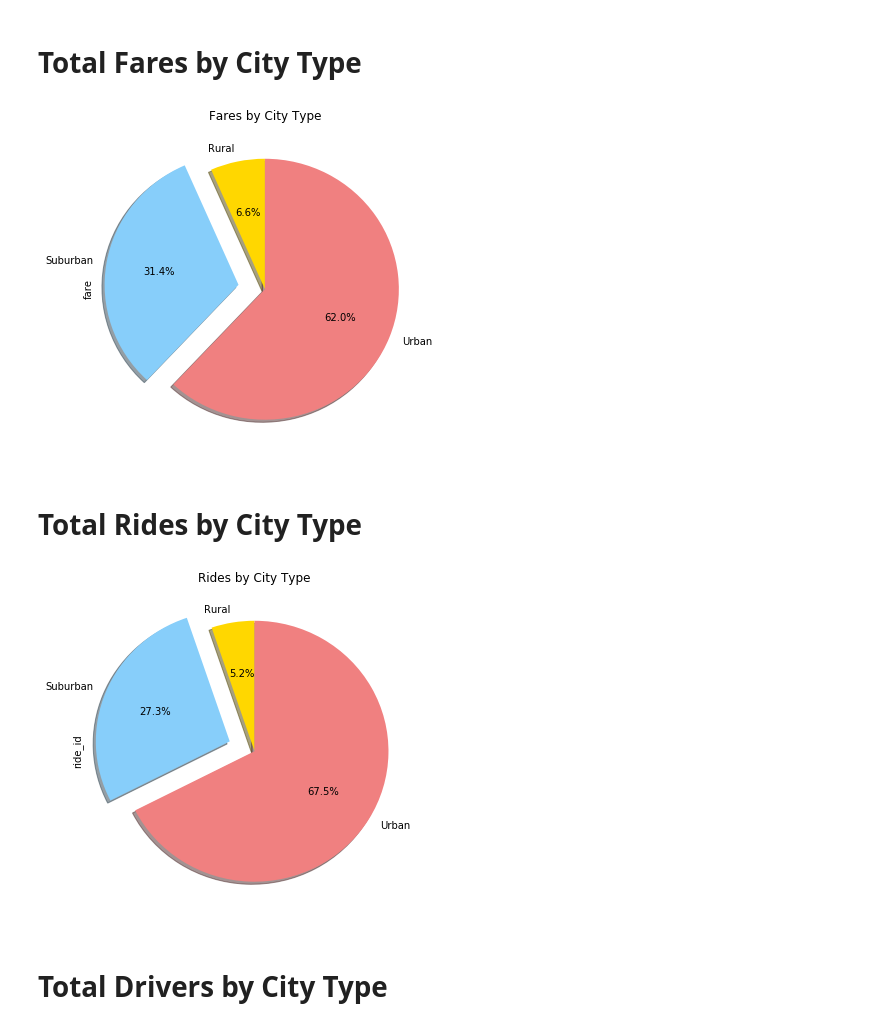
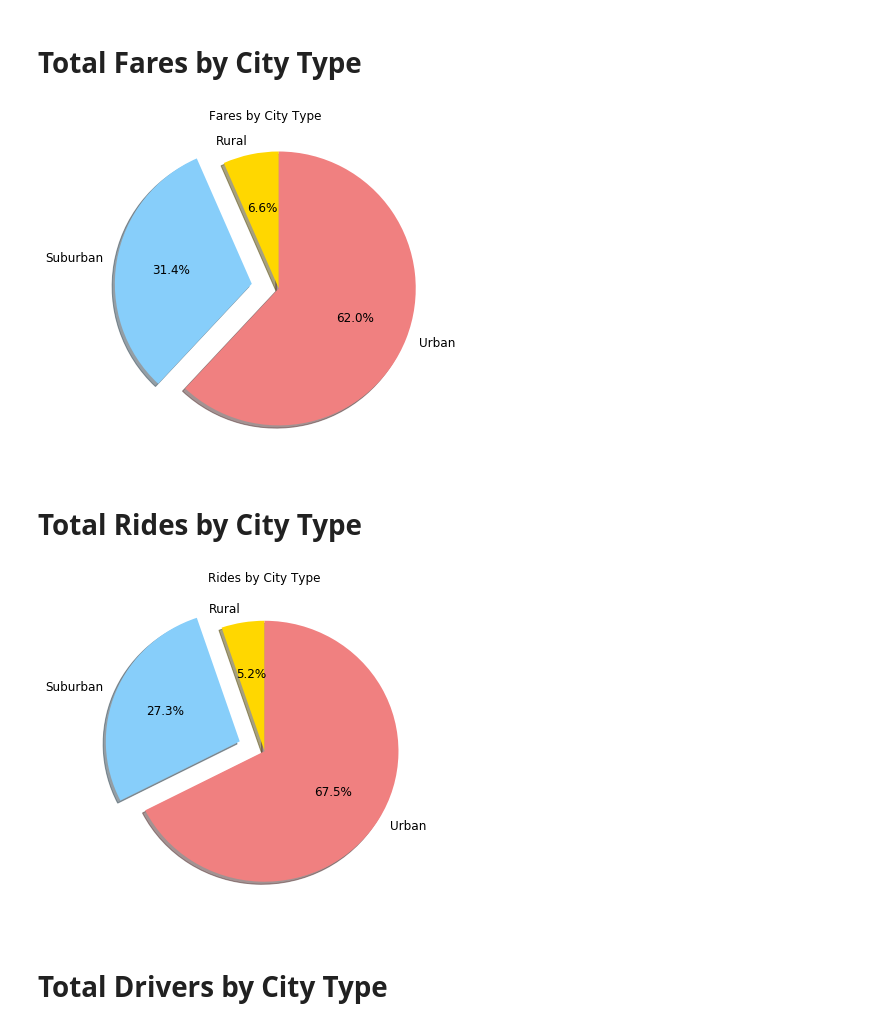
Before and after one commit to spencerrand/Ride-Sharing-Analysis, a Jupyter notebook: main.ipynb, the cells around one changed output. Drawn from its saved outputs; the diff is of its cells as text; code cells hidden in the pictures.

```diff
--- a/main.ipynb
+++ b/main.ipynb
@@ -106,36 +106,42 @@ dtype: int64
 # %%
 # This section displays a pie chart of fares by city type
 
 # Group the combined dataframe by type
 type_group = combined_df.groupby("type")
 
 # Sum up fares by type
-ride_total_by_type = type_group["fare"].sum()
+fare_total_by_type = type_group["fare"].sum()
 
 pie_colors = ["gold", "lightskyblue","lightcoral"]
 pie_explode = (0,0.2,0)
 
 # Create a pie chart based upon the trip duration of that single bike
-ride_pie = ride_total_by_type.plot(kind="pie", explode=pie_explode, colors=pie_colors, title="Fares by City Type",
-                                  startangle=90, shadow=True, autopct='%1.1f%%', figsize=(6, 6))
+fare_pie = fare_total_by_type.plot(kind="pie", explode=pie_explode, colors=pie_colors, title="Fares by City Type",
+                                  startangle=90, shadow=True, autopct='%1.1f%%', figsize=(6, 6), fontsize=12)
+
+# Remove label on y axis
+fare_pie.set_ylabel('')
 
 plt.show()
 # %% [output]
-[figure, old version]
+[figure, new version]
 # %% [markdown]
 <h1>Total Rides by City Type</h1>
 # %%
 # This section displays a pie chart of rides by city type
 
 # Sum up fares by type
-fare_total_by_type = type_group["ride_id"].count()
+ride_total_by_type = type_group["ride_id"].count()
 
 # Create a pie chart based upon the trip duration of that single bike
-type_pie = fare_total_by_type.plot(kind="pie", explode=pie_explode, colors=pie_colors, title="Rides by City Type",
-                                  startangle=90, shadow=True, autopct='%1.1f%%', figsize=(6, 6))
+ride_pie = ride_total_by_type.plot(kind="pie", explode=pie_explode, colors=pie_colors, title="Rides by City Type",
+                                  startangle=90, shadow=True, autopct='%1.1f%%', figsize=(6, 6), fontsize=12)
+
+# Remove label on y axis
+ride_pie.set_ylabel('')
 
 plt.show()
 # %% [output]
-[figure, old version]
+[figure, new version]
 # %% [markdown]
 <h1>Total Drivers by City Type</h1>
```
Also changed, not shown: parts of 1 cell of this notebook.
